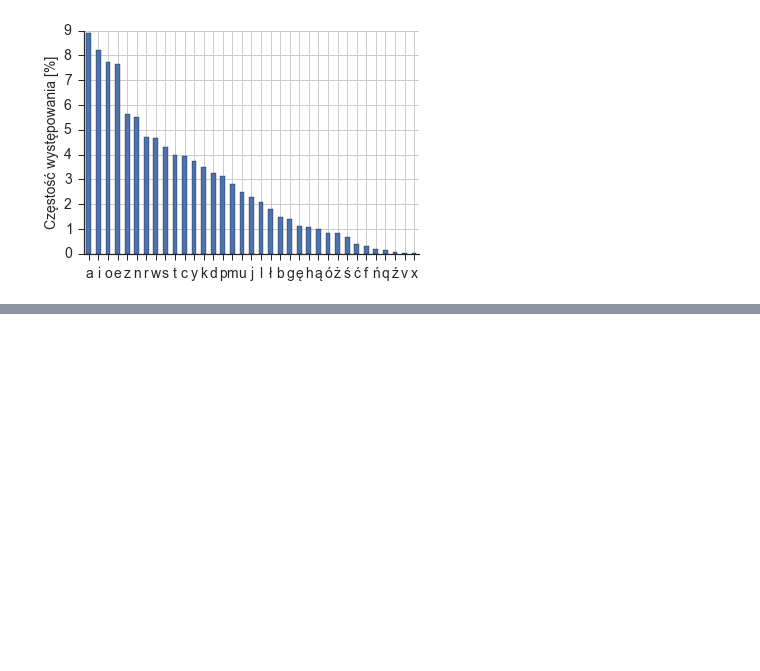
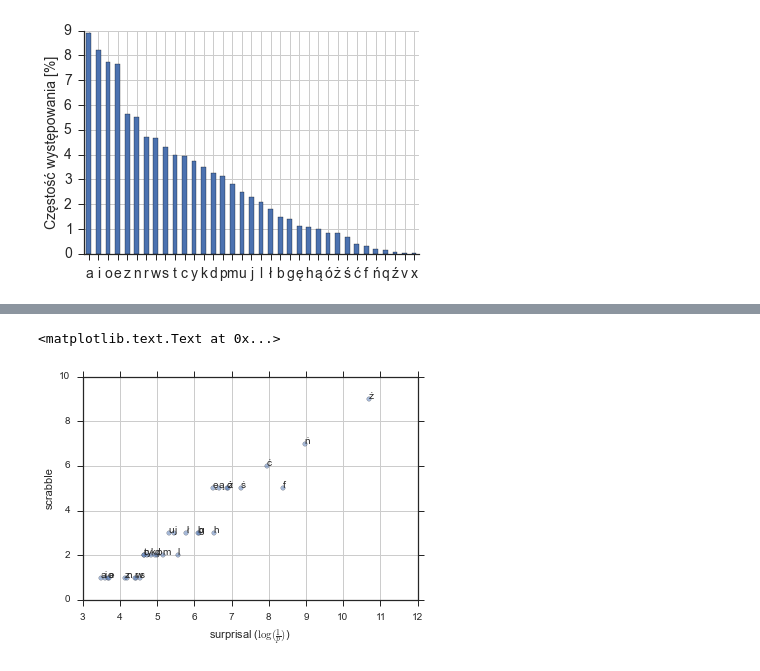
Before and after one commit to stared/delta-entropia, a Jupyter notebook: entropia.ipynb, the cells around one changed output, grey strips where cells are left out. Drawn from its saved outputs; the diff is of its cells as text; code cells hidden in the pictures; blank space fills up the shorter version.

```diff
--- a/entropia.ipynb
+++ b/entropia.ipynb
@@ -90,2 +106,11 @@ sns.despine()
+# %%
+litery.plot(kind='scatter', x='zdziwienie', y='scrabble', alpha=0.5)
+for k, v in litery.iterrows():
+    if pd.notnull(v['scrabble']):
+        plt.text(v['zdziwienie'], v['scrabble'], k)
+plt.xlabel(r"surprisal")
+# %% [output]
+<matplotlib.text.Text at 0x...>
+[figure, added]
 # %%
 litery_r = litery.sort('procent', ascending=False)
```
Also changed, not shown: parts of 6 cells of this notebook.
